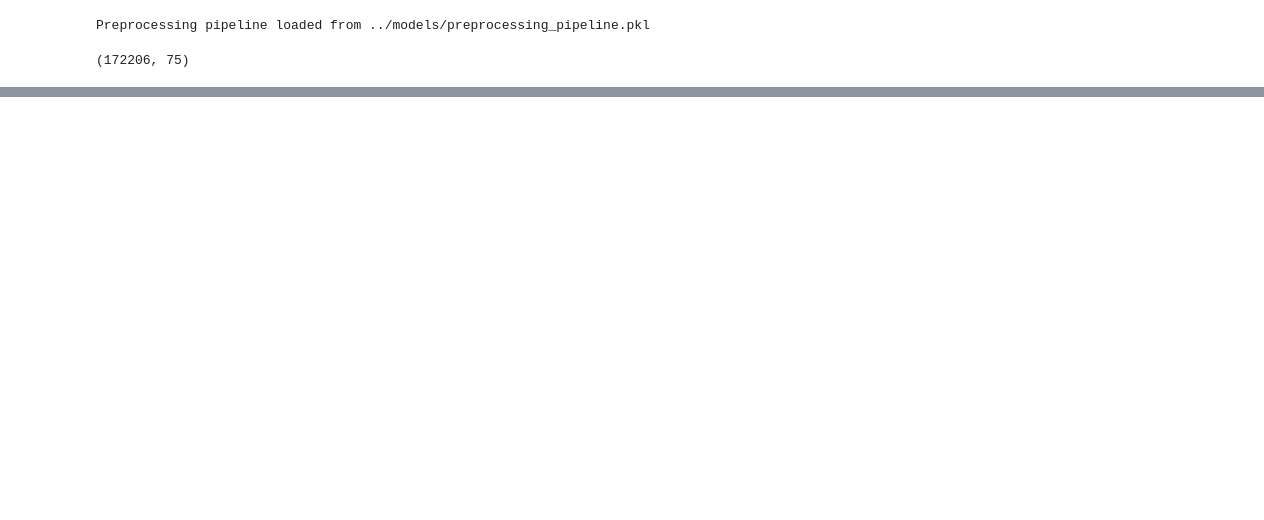
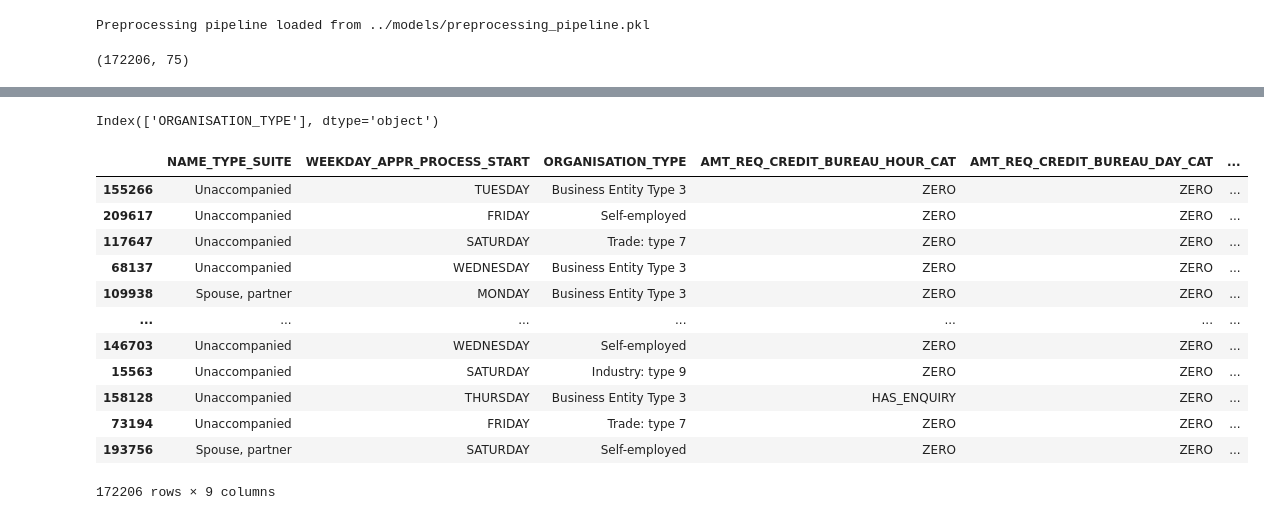
Before and after one commit to MinhGioChai/Data-Visualization, a Jupyter notebook: src/feature_selection.ipynb, the cells around one changed output, grey strips where cells are left out. Drawn from its saved outputs; the diff is of its cells as text; code cells hidden in the pictures; blank space fills up the shorter version.

```diff
--- a/src/feature_selection.ipynb
+++ b/src/feature_selection.ipynb
@@ -198,0 +462,20 @@ Frequency encoding: OCCUPATION_TYPE (19 categories)
+# %%
+X_train.select_dtypes(include = ['category', 'object']).columns
+# %% [output]
+Index(['ORGANISATION_TYPE'], dtype='object')
+# %%
+X_train.select_dtypes(include = ['category', 'object'])
+# %% [output]
+|  | NAME_TYPE_SUITE | WEEKDAY_APPR_PROCESS_START | ORGANISATION_TYPE | AMT_REQ_CREDIT_BUREAU_HOUR_CAT | AMT_REQ_CREDIT_BUREAU_DAY_CAT | ... |
+| 155266 | Unaccompanied | TUESDAY | Business Entity Type 3 | ZERO | ZERO | ... |
+| 209617 | Unaccompanied | FRIDAY | Self-employed | ZERO | ZERO | ... |
+| 117647 | Unaccompanied | SATURDAY | Trade: type 7 | ZERO | ZERO | ... |
+| 68137 | Unaccompanied | WEDNESDAY | Business Entity Type 3 | ZERO | ZERO | ... |
+| 109938 | Spouse, partner | MONDAY | Business Entity Type 3 | ZERO | ZERO | ... |
+| ... | ... | ... | ... | ... | ... | ... |
+| 146703 | Unaccompanied | WEDNESDAY | Self-employed | ZERO | ZERO | ... |
+| 15563 | Unaccompanied | SATURDAY | Industry: type 9 | ZERO | ZERO | ... |
+| 158128 | Unaccompanied | THURSDAY | Business Entity Type 3 | HAS_ENQUIRY | ZERO | ... |
+| 73194 | Unaccompanied | FRIDAY | Trade: type 7 | ZERO | ZERO | ... |
+| 193756 | Spouse, partner | SATURDAY | Self-employed | ZERO | ZERO | ... |
+172206 rows × 9 columns
```
Also changed, not shown: parts of 9 cells of this notebook, 16 other files.
